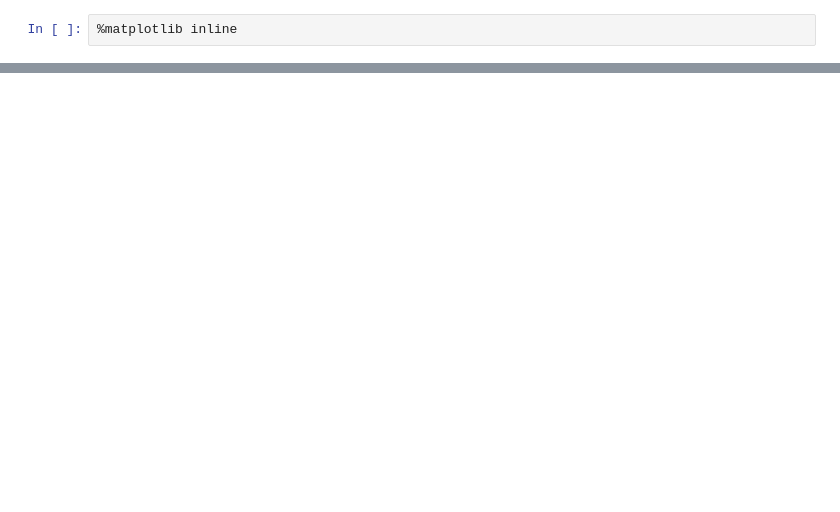
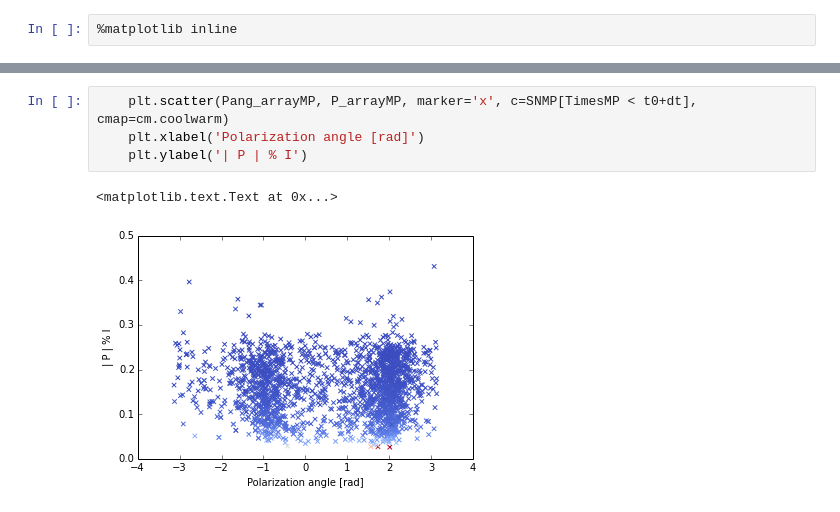
Before and after one commit to ramain/scint_analysis, a Jupyter notebook: crab/Polarization.ipynb, the cells around one changed output, grey strips where cells are left out. Drawn from its saved outputs; the diff is of its cells as text; blank space fills up the shorter version.

```diff
--- a/crab/Polarization.ipynb
+++ b/crab/Polarization.ipynb
@@ -72,0 +86,7 @@ plt.plot(Imxy)
+# %%
+    plt.scatter(Pang_arrayMP, P_arrayMP, marker='x', c=SNMP[TimesMP < t0+dt], cmap=cm.coolwarm)
+    plt.xlabel('Polarization angle [rad]')
+    plt.ylabel('| P | % I')
+# %% [output]
+<matplotlib.text.Text at 0x...>
+[figure, added]
```
Also changed, not shown: parts of 30 cells of this notebook, 2 other files.
